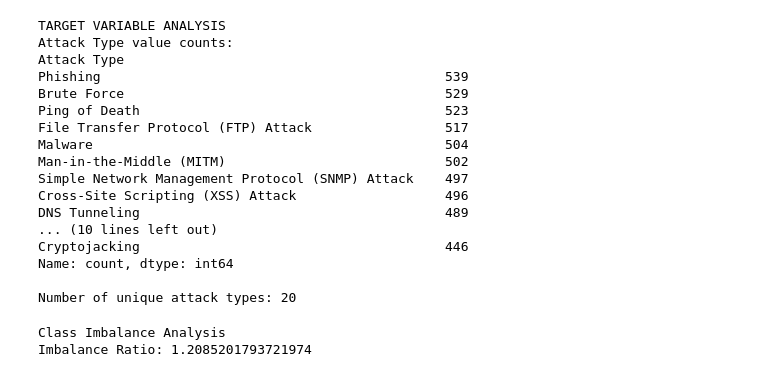
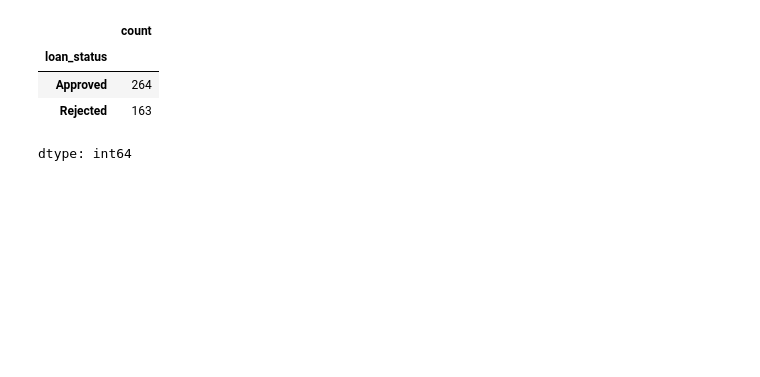
Before and after one commit to chrisJ1252/loanAPI, a Jupyter notebook: cyberAttackModel/cyber_attack_model.ipynb, the cells around one changed output. Saved outputs shown, nothing was run; the diff lists cells and outputs as text; code cells hidden in the pictures; blank space fills up the shorter version.

```diff
--- a/cyberAttackModel/cyber_attack_model.ipynb
+++ b/cyberAttackModel/cyber_attack_model.ipynb
@@ -236,33 +178,0 @@ y_test_encoded = label_encoder.transform(y_test)
-# %%
-print("TARGET VARIABLE ANALYSIS")
-print("Attack Type value counts:")
-attack_counts = cyberDataCleaned['Attack Type'].value_counts()
-print(attack_counts)
-print(f"\nNumber of unique attack types: {cyberDataCleaned['Attack Type'].nunique()}")
-# %% [output]
-TARGET VARIABLE ANALYSIS
-Attack Type value counts:
-Attack Type
-Phishing                                            539
-Brute Force                                         529
-Ping of Death                                       523
-File Transfer Protocol (FTP) Attack                 517
-Malware                                             504
-Man-in-the-Middle (MITM)                            502
-Simple Network Management Protocol (SNMP) Attack    497
-Cross-Site Scripting (XSS) Attack                   496
-DNS Tunneling                                       489
-... (10 lines left out)
-Cryptojacking                                       446
-Name: count, dtype: int64
-
-Number of unique attack types: 20
-# %%
-print('Class Imbalance Analysis')
-min_class_size = attack_counts.min()
-max_class_size = attack_counts.max()
-imbalance_ratio = max_class_size/min_class_size
-print(f"Imbalance Ratio: {imbalance_ratio}")
-# %% [output]
-Class Imbalance Analysis
-Imbalance Ratio: 1.2085201793721974
@@ -269,3 +185,11 @@ Imbalance Ratio: 1.2085201793721974
+# %%
+df['loan_status'].value_counts()
+# %% [output]
+|  | count |
+| loan_status |  |
+| Approved | 264 |
+| Rejected | 163 |
+dtype: int64
 # %%
 print(X_train_encoded.shape)
 print(X_test_encoded.shape)
```
Also changed, not shown: parts of 25 cells of this notebook.
